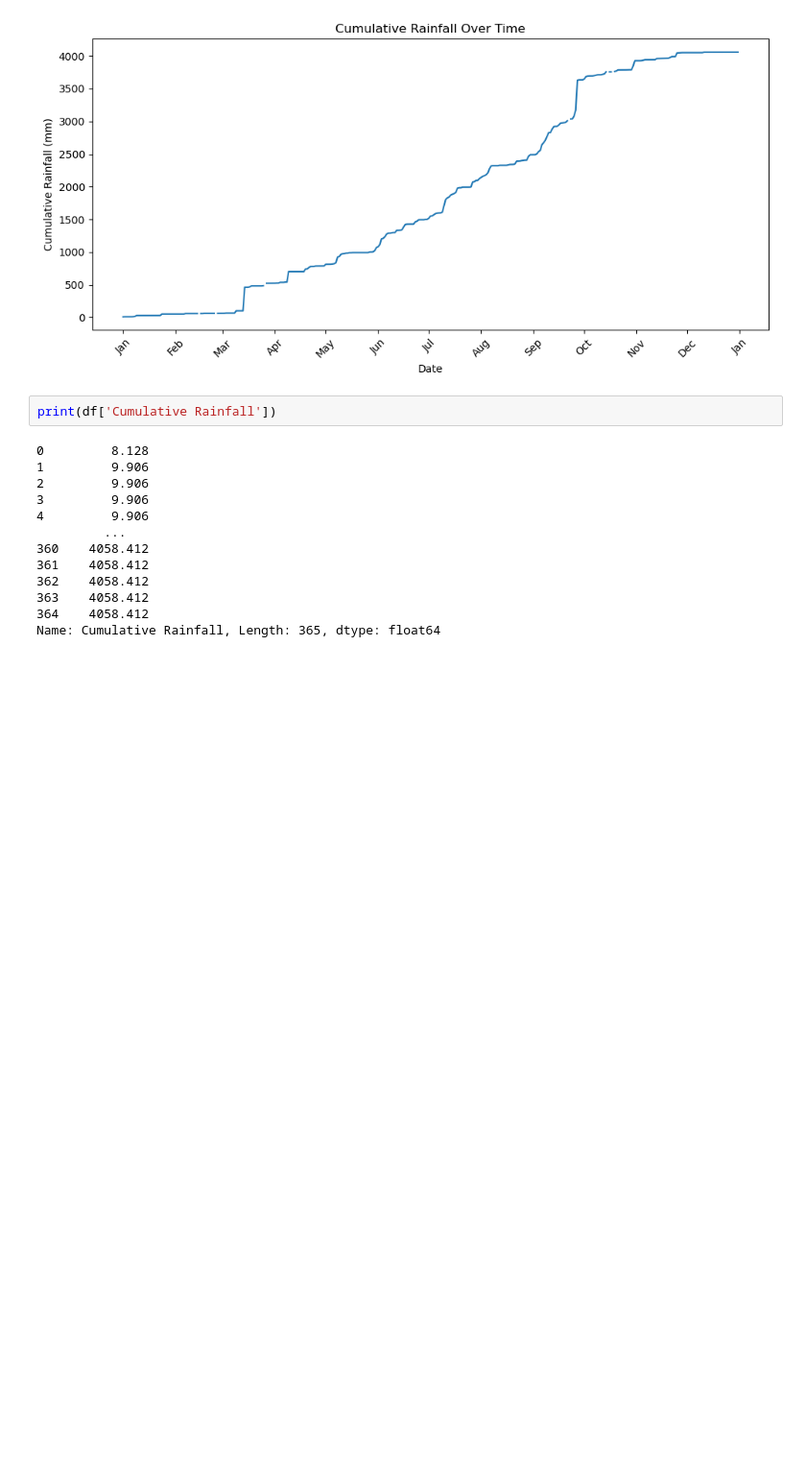
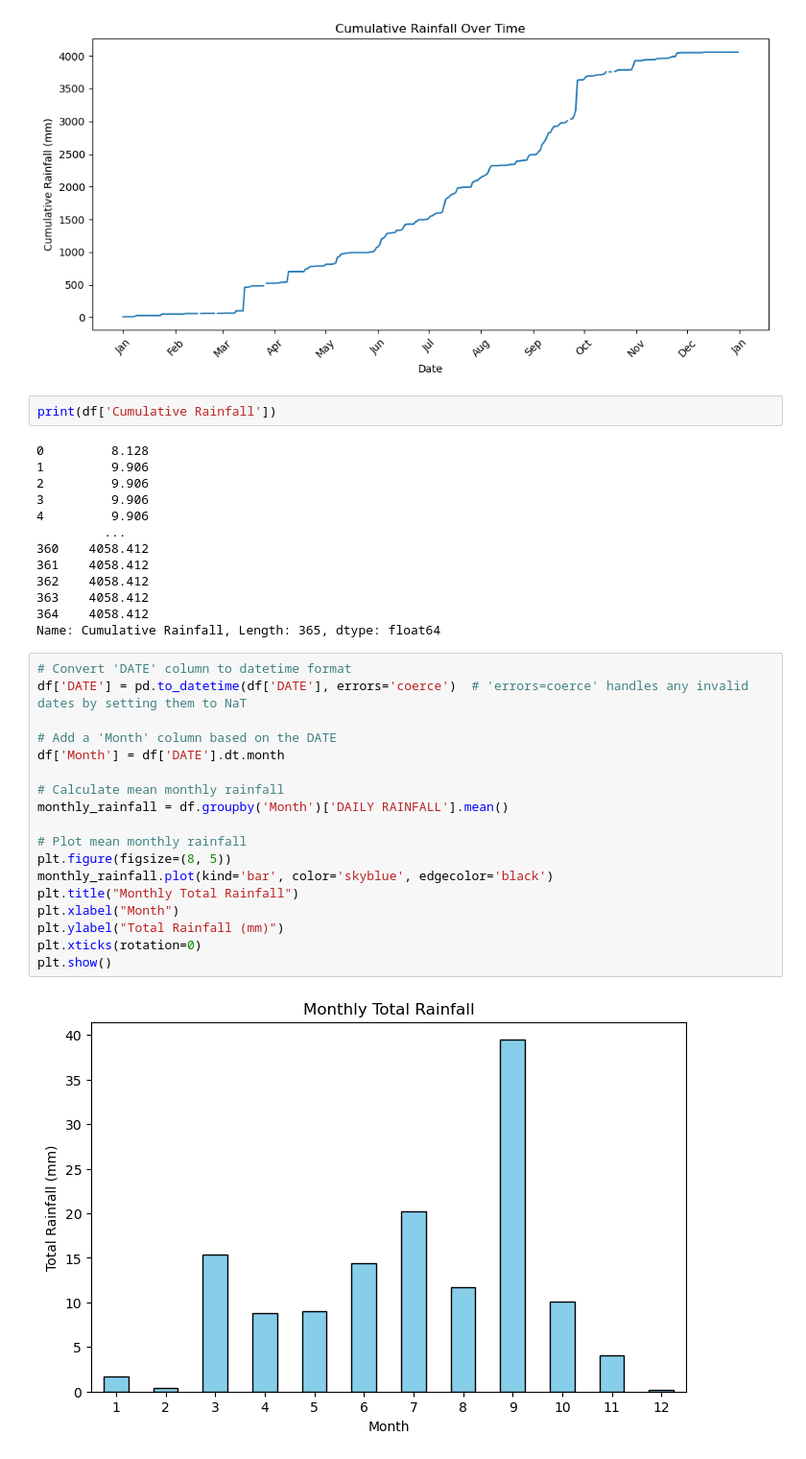
Before and after one commit to acgaribay/Meteo203-2526-Garibay, a Jupyter notebook: exercise_03/Untitled2.ipynb, the cells around one changed output. Shown: that part at 96% size. Drawn from its saved outputs; the diff is of its cells as text; blank space fills up the shorter version.

```diff
--- a/exercise_03/Untitled2.ipynb
+++ b/exercise_03/Untitled2.ipynb
@@ -149,3 +149,23 @@ print(df['Cumulative Rainfall'])
 363    4058.412
 364    4058.412
 Name: Cumulative Rainfall, Length: 365, dtype: float64
+# %%
+# Convert 'DATE' column to datetime format
+df['DATE'] = pd.to_datetime(df['DATE'], errors='coerce')  # 'errors=coerce' handles any invalid dates by setting them to NaT
+
+# Add a 'Month' column based on the DATE
+df['Month'] = df['DATE'].dt.month
+
+# Calculate mean monthly rainfall
+monthly_rainfall = df.groupby('Month')['DAILY RAINFALL'].mean()
+
+# Plot mean monthly rainfall
+plt.figure(figsize=(8, 5))
+monthly_rainfall.plot(kind='bar', color='skyblue', edgecolor='black')
+plt.title("Monthly Total Rainfall")
+plt.xlabel("Month")
+plt.ylabel("Total Rainfall (mm)")
+plt.xticks(rotation=0)
+plt.show()
+# %% [output]
+[figure, added]
```
Also changed, not shown: parts of 1 cell of this notebook, 1 other file.
